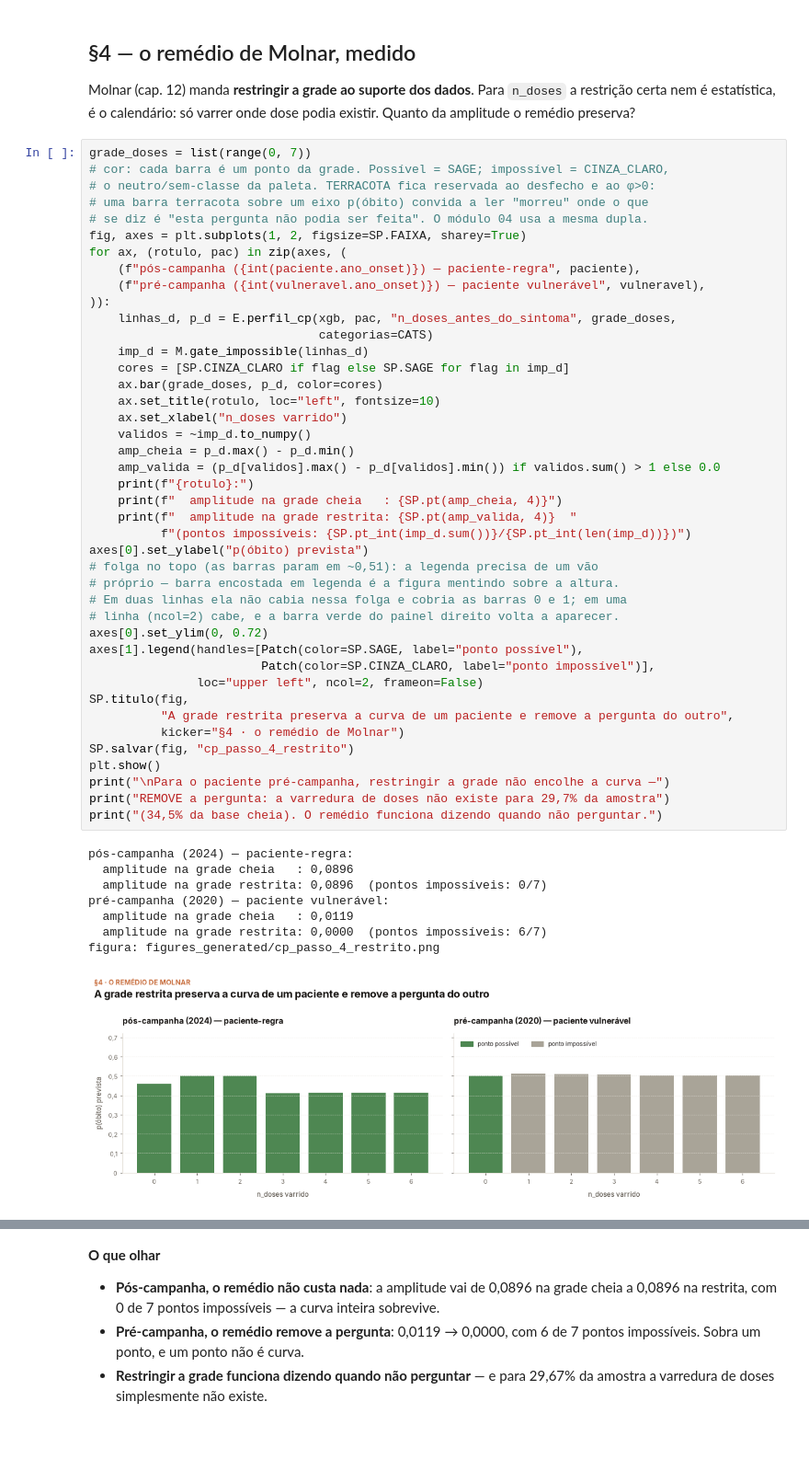
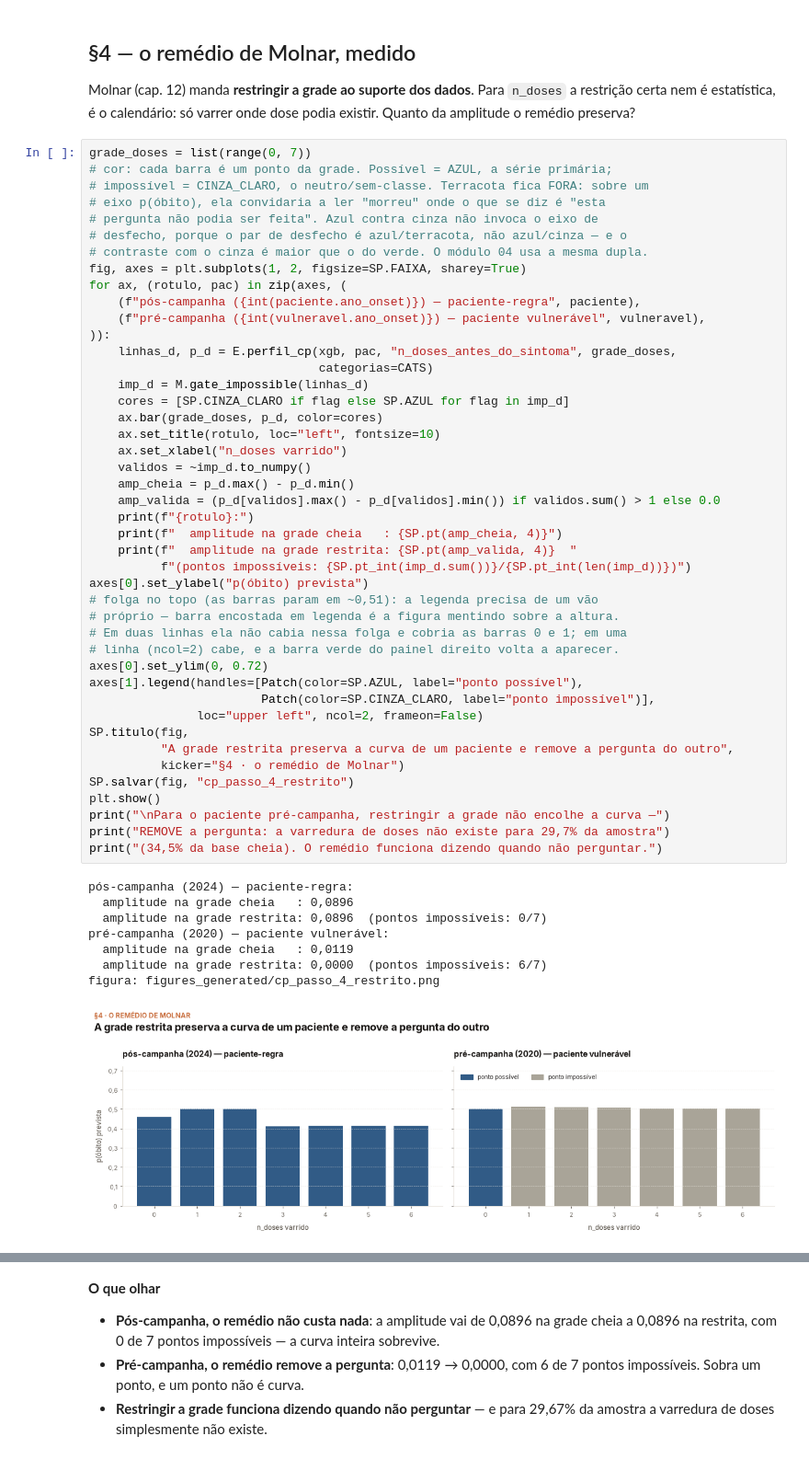
Before and after one commit to wbendinelli/interpretable-ml-lectures, a Jupyter notebook: modules/01-ceteris-paribus/notebooks/cp_walkthrough.ipynb, the cells around one changed output, grey strips where cells are left out. Shown at 92% size. Drawn from its saved outputs; the diff is of its cells as text.

```diff
--- a/modules/01-ceteris-paribus/notebooks/cp_walkthrough.ipynb
+++ b/modules/01-ceteris-paribus/notebooks/cp_walkthrough.ipynb
@@ -510,10 +510,12 @@ Molnar (cap. 12) manda **restringir a grade ao suporte dos dados**. Para
 onde dose podia existir. Quanto da amplitude o remédio preserva?
 # %%
 grade_doses = list(range(0, 7))
-# cor: cada barra é um ponto da grade. Possível = SAGE; impossível = CINZA_CLARO,
-# o neutro/sem-classe da paleta. TERRACOTA fica reservada ao desfecho e ao φ>0:
-# uma barra terracota sobre um eixo p(óbito) convida a ler "morreu" onde o que
-# se diz é "esta pergunta não podia ser feita". O módulo 04 usa a mesma dupla.
+# cor: cada barra é um ponto da grade. Possível = AZUL, a série primária;
+# impossível = CINZA_CLARO, o neutro/sem-classe. Terracota fica FORA: sobre um
+# eixo p(óbito), ela convidaria a ler "morreu" onde o que se diz é "esta
+# pergunta não podia ser feita". Azul contra cinza não invoca o eixo de
+# desfecho, porque o par de desfecho é azul/terracota, não azul/cinza — e o
+# contraste com o cinza é maior que o do verde. O módulo 04 usa a mesma dupla.
 fig, axes = plt.subplots(1, 2, figsize=SP.FAIXA, sharey=True)
 for ax, (rotulo, pac) in zip(axes, (
     (f"pós-campanha ({int(paciente.ano_onset)}) — paciente-regra", paciente),
@@ -522,7 +524,7 @@ for ax, (rotulo, pac) in zip(axes, (
     linhas_d, p_d = E.perfil_cp(xgb, pac, "n_doses_antes_do_sintoma", grade_doses,
                                 categorias=CATS)
     imp_d = M.gate_impossible(linhas_d)
-    cores = [SP.CINZA_CLARO if flag else SP.SAGE for flag in imp_d]
+    cores = [SP.CINZA_CLARO if flag else SP.AZUL for flag in imp_d]
     ax.bar(grade_doses, p_d, color=cores)
     ax.set_title(rotulo, loc="left", fontsize=10)
     ax.set_xlabel("n_doses varrido")
@@ -530,35 +532,35 @@ for ax, (rotulo, pac) in zip(axes, (
     amp_cheia = p_d.max() - p_d.min()
     amp_valida = (p_d[validos].max() - p_d[validos].min()) if validos.sum() > 1 else 0.0
     print(f"{rotulo}:")
     print(f"  amplitude na grade cheia   : {SP.pt(amp_cheia, 4)}")
     print(f"  amplitude na grade restrita: {SP.pt(amp_valida, 4)}  "
           f"(pontos impossíveis: {SP.pt_int(imp_d.sum())}/{SP.pt_int(len(imp_d))})")
 axes[0].set_ylabel("p(óbito) prevista")
 # folga no topo (as barras param em ~0,51): a legenda precisa de um vão
 # próprio — barra encostada em legenda é a figura mentindo sobre a altura.
 # Em duas linhas ela não cabia nessa folga e cobria as barras 0 e 1; em uma
 # linha (ncol=2) cabe, e a barra verde do painel direito volta a aparecer.
 axes[0].set_ylim(0, 0.72)
-axes[1].legend(handles=[Patch(color=SP.SAGE, label="ponto possível"),
+axes[1].legend(handles=[Patch(color=SP.AZUL, label="ponto possível"),
                         Patch(color=SP.CINZA_CLARO, label="ponto impossível")],
                loc="upper left", ncol=2, frameon=False)
 SP.titulo(fig,
           "A grade restrita preserva a curva de um paciente e remove a pergunta do outro",
           kicker="§4 · o remédio de Molnar")
 SP.salvar(fig, "cp_passo_4_restrito")
 plt.show()
 print("\nPara o paciente pré-campanha, restringir a grade não encolhe a curva —")
 print("REMOVE a pergunta: a varredura de doses não existe para 29,7% da amostra")
 print("(34,5% da base cheia). O remédio funciona dizendo quando não perguntar.")
 # %% [output]
 pós-campanha (2024) — paciente-regra:
   amplitude na grade cheia   : 0,0896
   amplitude na grade restrita: 0,0896  (pontos impossíveis: 0/7)
 pré-campanha (2020) — paciente vulnerável:
   amplitude na grade cheia   : 0,0119
   amplitude na grade restrita: 0,0000  (pontos impossíveis: 6/7)
 figura: figures_generated/cp_passo_4_restrito.png
-[figure, old version]
+[figure, new version]
 Para o paciente pré-campanha, restringir a grade não encolhe a curva —
 REMOVE a pergunta: a varredura de doses não existe para 29,7% da amostra
 (34,5% da base cheia). O remédio funciona dizendo quando não perguntar.
```
Also changed, not shown: 3 other files.
